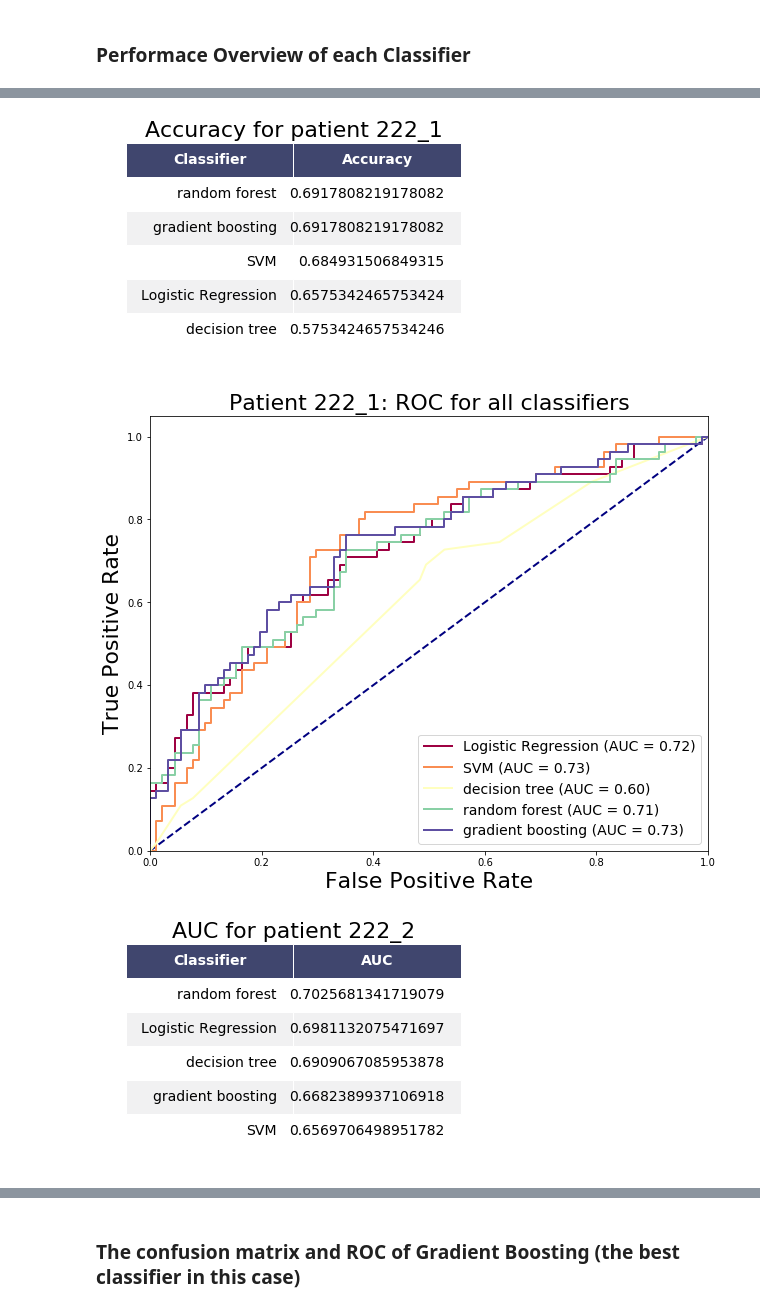
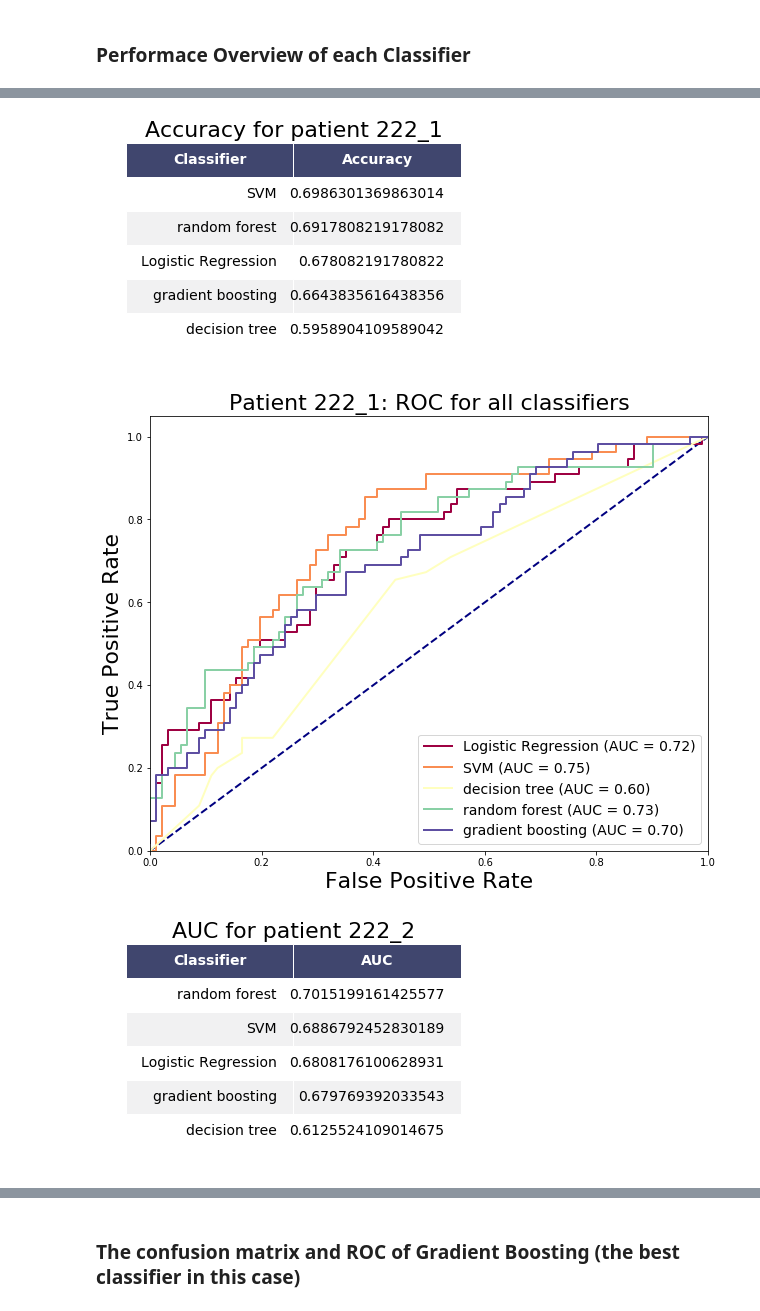
Before and after one commit to sdot08/Optimization-of-Responsive-Neurostimulation-RNS-Therapy-through-Data-Mining-Approaches, a Jupyter notebook: src/ML results.ipynb, the cells around one changed output, grey strips where cells are left out. Saved outputs shown, nothing was run; the diff lists cells and outputs as text; code cells hidden in the pictures.

```diff
--- a/src/ML results.ipynb
+++ b/src/ML results.ipynb
@@ -42,6 +42,7 @@ n_classifier = 7
 # pickle.load(open(hp.prepath_pat + '229_trained.p', "rb" ))
 
 # pats = [p231, p222_1, p222_2, p229]
+p231_o = pickle.load(open('/Users/hp/GitHub/EEG/patients_old/231_trained.p', "rb" ))
 # %%
 # p231_124_d = pickle.load(open(hp.prepath_pat + '231_trained_124_d.p', "rb" ))
 # p231_124_nd = pickle.load(open(hp.prepath_pat + '231_trained_124_nd.p', "rb" ))
@@ -144,7 +143,7 @@ Name: label, Length: 125, dtype: int64
 # %% [markdown]
 ### Performace Overview of each Classifier
 # %%
-for pat in pats_90_nd:
+for pat in pats_124_d:
     X_train, X_test, y_train, y_test = pat.X_train, pat.X_test, pat.y_train, pat.y_test
     JJ.scores_estimators(X_test, y_test, pat= pat, if_save = 0)
     plot_funcs.plot_roc_all(X_test, y_test, pat =pat, if_save = 0)
@@ -156,3 +155,3 @@ for pat in pats_90_nd:
-[figure, old version]
+[figure, new version]
-[figure, old version]
+[figure, new version]
-[figure, old version]
+[figure, new version]
```
Also changed, not shown: parts of 4 cells of this notebook.
